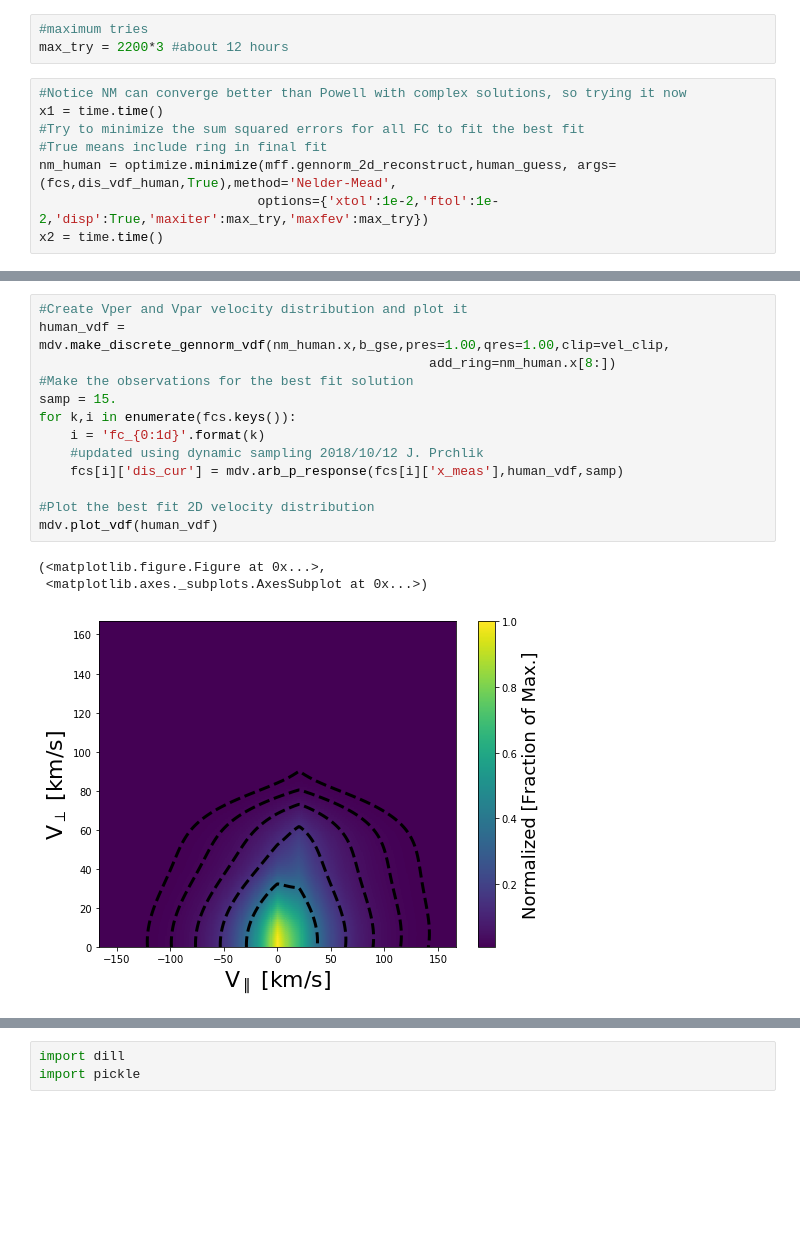
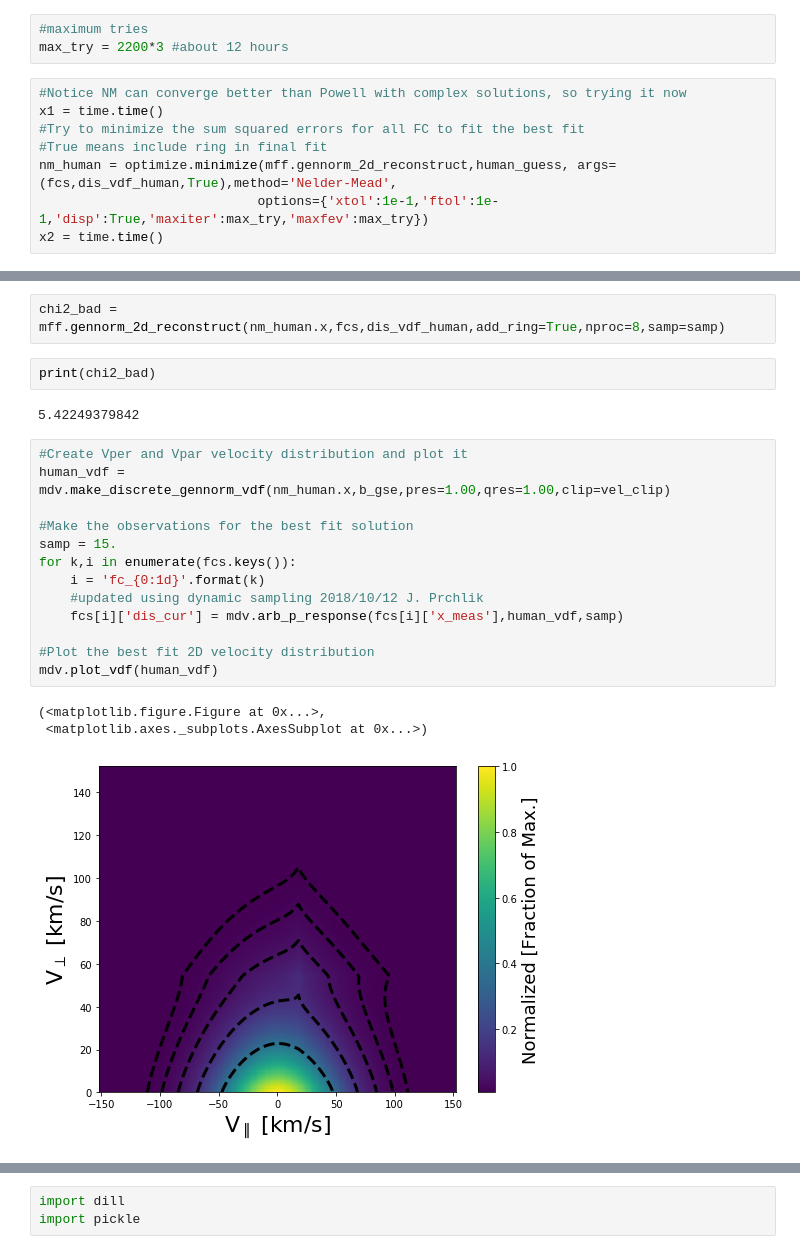
Before and after one commit to jprchlik/faraday_cup_int, a Jupyter notebook: wind_eff_area/simplified_wind_spectral_fit.ipynb, the cells around one changed output, grey strips where cells are left out. Cells and saved outputs as stored; diff of their text form; blank space fills up the shorter version.

```diff
--- a/wind_eff_area/simplified_wind_spectral_fit.ipynb
+++ b/wind_eff_area/simplified_wind_spectral_fit.ipynb
@@ -111,7 +110,7 @@ x1 = time.time()
 #Try to minimize the sum squared errors for all FC to fit the best fit
 #True means include ring in final fit
 nm_human = optimize.minimize(mff.gennorm_2d_reconstruct,human_guess, args=(fcs,dis_vdf_human,True),method='Nelder-Mead',
-                            options={'xtol':1e-2,'ftol':1e-2,'disp':True,'maxiter':max_try,'maxfev':max_try})
+                            options={'xtol':1e-1,'ftol':1e-1,'disp':True,'maxiter':max_try,'maxfev':max_try})
 x2 = time.time()
 # %% [output]
 Optimization terminated successfully.
@@ -121,19 +134,25 @@ Optimization terminated successfully.
+# %%
+chi2_bad = mff.gennorm_2d_reconstruct(nm_human.x,fcs,dis_vdf_human,add_ring=True,nproc=8,samp=samp)
+# %%
+print(chi2_bad)
+# %% [output]
+5.42249379842
 # %%
 #Create Vper and Vpar velocity distribution and plot it
-human_vdf =  mdv.make_discrete_gennorm_vdf(nm_human.x,b_gse,pres=1.00,qres=1.00,clip=vel_clip,
-                                                  add_ring=nm_human.x[8:])
+human_vdf =  mdv.make_discrete_gennorm_vdf(nm_human.x,b_gse,pres=1.00,qres=1.00,clip=vel_clip)
+
 #Make the observations for the best fit solution
 samp = 15.
 for k,i in enumerate(fcs.keys()):
     i = 'fc_{0:1d}'.format(k)
     #updated using dynamic sampling 2018/10/12 J. Prchlik
     fcs[i]['dis_cur'] = mdv.arb_p_response(fcs[i]['x_meas'],human_vdf,samp)
 
 #Plot the best fit 2D velocity distribution
 mdv.plot_vdf(human_vdf)
 # %% [output]
 (<matplotlib.figure.Figure at 0x...>,
  <matplotlib.axes._subplots.AxesSubplot at 0x...>)
-[figure, old version]
+[figure, new version]
 # %%
 #Visually compare the best fit velocity solution (Best MC), the bi-maxwell (Init. Guess), and the observations (Input)
```
Also changed, not shown: parts of 33 cells of this notebook.
